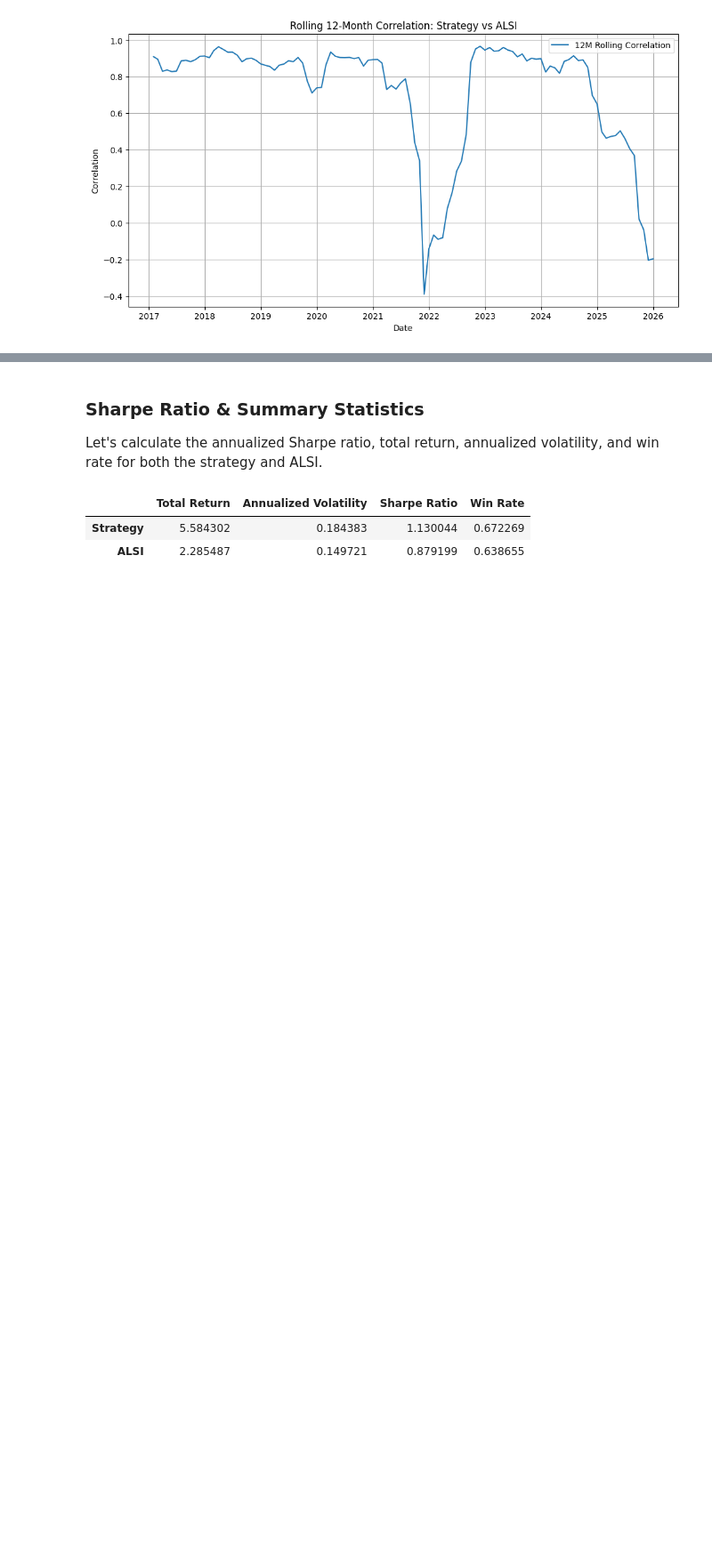
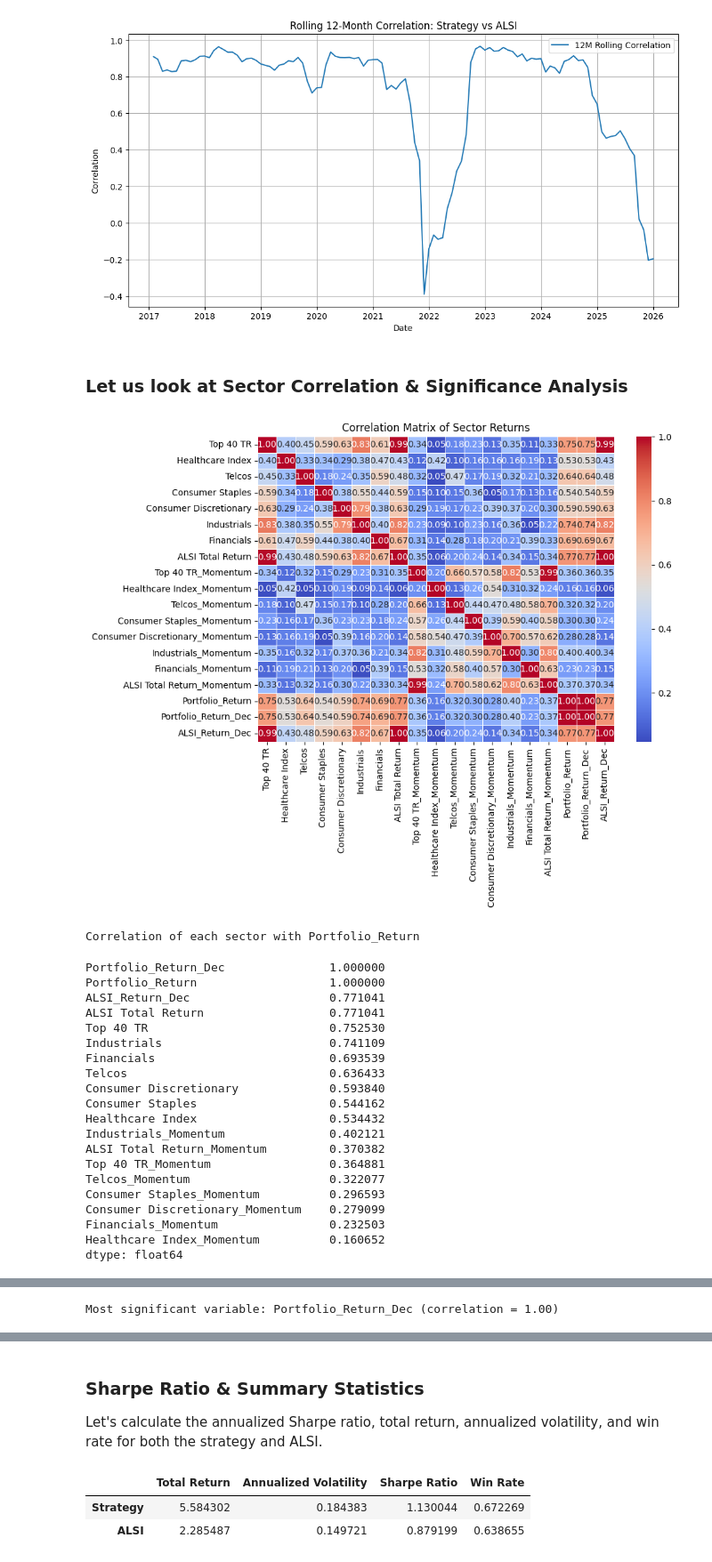
Before and after one commit to Aubrey-t/asi-sentiment-backtest, a Jupyter notebook: notebooks/02_task2_strategy_build.ipynb, the cells around one changed output, grey strips where cells are left out. Shown at 89% size. Cells and saved outputs as stored; diff of their text form; code cells hidden in the pictures; blank space fills up the shorter version.

```diff
--- a/notebooks/02_task2_strategy_build.ipynb
+++ b/notebooks/02_task2_strategy_build.ipynb
@@ -367,3 +346,71 @@ plt.grid(True)
 plt.show()
 # %% [output]
 [figure]
+# %% [markdown]
+### Let us look at Sector Correlation & Significance Analysis
+# %%
+# --- Sector Correlation & Significance Analysis ---
+import seaborn as sns
+import matplotlib.pyplot as plt
+
+sector_cols = [col for col in df.columns if col not in ['CCI', 'Regime']]
+sector_returns = df[sector_cols]
+
+# 1. Correlation Matrix for Sector Returns
+corr_matrix = sector_returns.corr()
+plt.figure(figsize=(10, 8))
+1
+40
+12
+14
+0.8
+sns.heatmap(corr_matrix, annot=True, cmap='coolwarm', fmt='.2f', linewidths=0.5)
+plt.title('Correlation Matrix of Sector Returns')
+plt.tight_layout()
+plt.show()
+
+# 2. Significance of Variables (Correlation with Portfolio Return)
+if 'Portfolio_Return' in df.columns:
+    target = 'Portfolio_Return'
+else:
+    target = 'ALSI Total Return'
+
+correlations = sector_returns.corrwith(df[target])
+correlations = correlations.sort_values(key=abs, ascending=False)
+
+print('Correlation of each sector with', target)
+display(correlations)
+
+plt.figure(figsize=(8, 5))
+correlations.plot(kind='bar', color='skyblue')
+plt.title(f'Correlation of Sectors with {target}')
+plt.ylabel('Correlation Coefficient')
+plt.tight_layout()
+plt.show()
+
+# Most significant variable (highest absolute correlation)
+most_significant = correlations.index[0]
+print(f'\nMost significant variable: {most_significant} (correlation = {correlations.iloc[0]:.2f})')
+# %% [output]
+[figure, added]
+Correlation of each sector with Portfolio_Return
+Portfolio_Return_Dec               1.000000
+Portfolio_Return                   1.000000
+ALSI_Return_Dec                    0.771041
+ALSI Total Return                  0.771041
+Top 40 TR                          0.752530
+Industrials                        0.741109
+Financials                         0.693539
+Telcos                             0.636433
+Consumer Discretionary             0.593840
+Consumer Staples                   0.544162
+Healthcare Index                   0.534432
+Industrials_Momentum               0.402121
+ALSI Total Return_Momentum         0.370382
+Top 40 TR_Momentum                 0.364881
+Telcos_Momentum                    0.322077
+Consumer Staples_Momentum          0.296593
+Consumer Discretionary_Momentum    0.279099
+Financials_Momentum                0.232503
+Healthcare Index_Momentum          0.160652
+dtype: float64
@@ -369,0 +418 @@ plt.show()
+Most significant variable: Portfolio_Return_Dec (correlation = 1.00)
```
Also changed, not shown: parts of 16 cells of this notebook.
